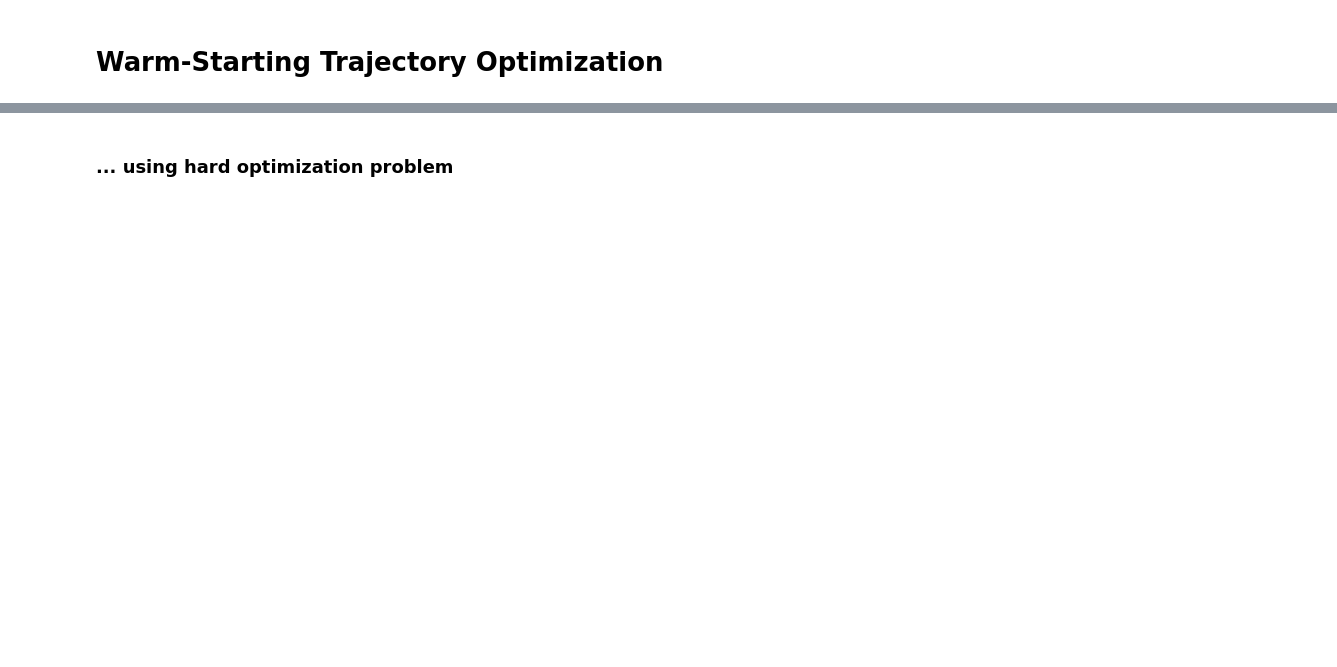
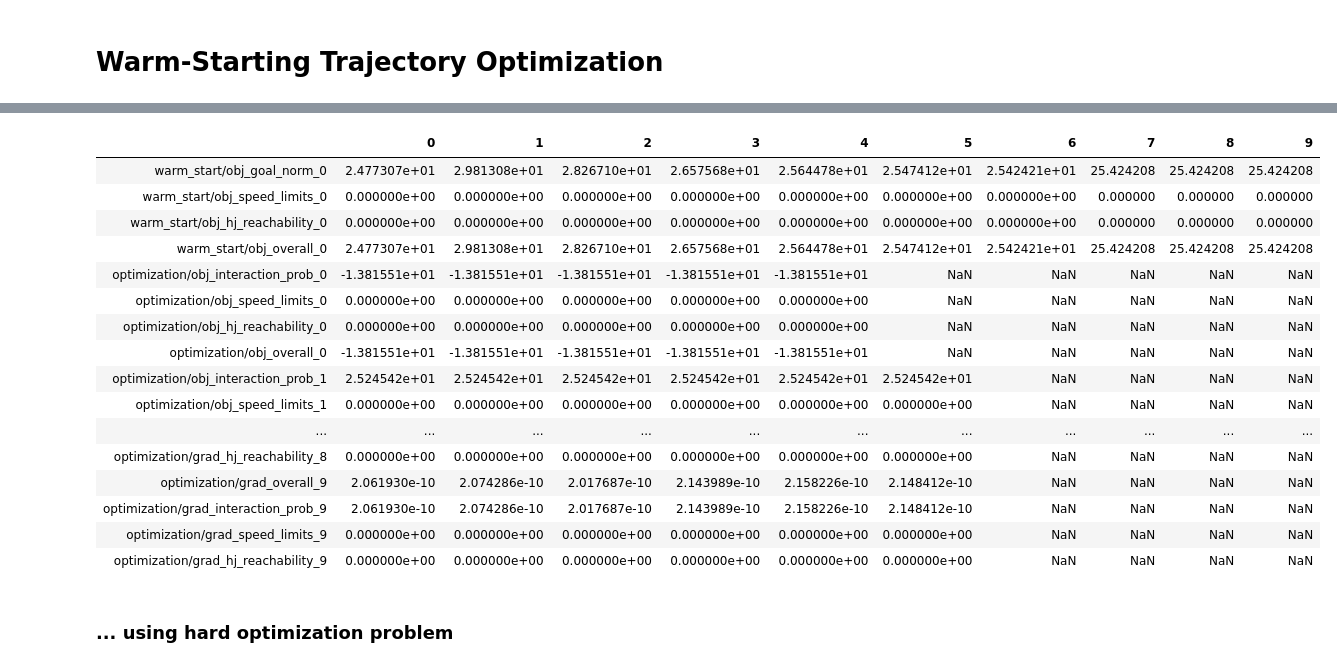
Before and after one commit to simon-schaefer/mantrap, a Jupyter notebook: examples/warm_start.ipynb, the cells around one changed output, grey strips where cells are left out. Drawn from its saved outputs; the diff is of its cells as text; code cells hidden in the pictures; blank space fills up the shorter version.

```diff
--- a/examples/warm_start.ipynb
+++ b/examples/warm_start.ipynb
@@ -8 +9,10 @@ plt.ioff()
 import seaborn as sns
+# %%
+import mantrap
+import mantrap_evaluation
+
+env, goal, _ = mantrap_evaluation.scenarios.custom_passing(mantrap.environment.Trajectron)
+solver = mantrap.solver.SGradSolver(env=env, goal=goal, is_logging=True)
+
+z_warm_start = solver.solve(time_steps=10, warm_start_method=mantrap.constants.WARM_START_SOFT)
+HTML(solver.visualize_scenes(tag=mantrap.constants.TAG_OPTIMIZATION))
@@ -9,2 +21,26 @@ import seaborn as sns
+# %%
+import pandas
+pandas.set_option('display.max_rows', 200)
+solver.logger.log_store(csv_name=None, log_types=[mantrap.constants.LT_OBJECTIVE,
+                                                  mantrap.constants.LT_CONSTRAINT,
+                                                  mantrap.constants.LT_GRADIENT])
+# %% [output]
+|  | 0 | 1 | 2 | 3 | 4 | 5 | 6 | 7 | 8 | 9 |
+| warm_start/obj_goal_norm_0 | 2.477307e+01 | 2.981308e+01 | 2.826710e+01 | 2.657568e+01 | 2.564478e+01 | 2.547412e+01 | 2.542421e+01 | 25.424208 | 25.424208 | 25.424208 |
+| warm_start/obj_speed_limits_0 | 0.000000e+00 | 0.000000e+00 | 0.000000e+00 | 0.000000e+00 | 0.000000e+00 | 0.000000e+00 | 0.000000e+00 | 0.000000 | 0.000000 | 0.000000 |
+| warm_start/obj_hj_reachability_0 | 0.000000e+00 | 0.000000e+00 | 0.000000e+00 | 0.000000e+00 | 0.000000e+00 | 0.000000e+00 | 0.000000e+00 | 0.000000 | 0.000000 | 0.000000 |
+| warm_start/obj_overall_0 | 2.477307e+01 | 2.981308e+01 | 2.826710e+01 | 2.657568e+01 | 2.564478e+01 | 2.547412e+01 | 2.542421e+01 | 25.424208 | 25.424208 | 25.424208 |
+| optimization/obj_interaction_prob_0 | -1.381551e+01 | -1.381551e+01 | -1.381551e+01 | -1.381551e+01 | -1.381551e+01 | NaN | NaN | NaN | NaN | NaN |
+| optimization/obj_speed_limits_0 | 0.000000e+00 | 0.000000e+00 | 0.000000e+00 | 0.000000e+00 | 0.000000e+00 | NaN | NaN | NaN | NaN | NaN |
+| optimization/obj_hj_reachability_0 | 0.000000e+00 | 0.000000e+00 | 0.000000e+00 | 0.000000e+00 | 0.000000e+00 | NaN | NaN | NaN | NaN | NaN |
+| optimization/obj_overall_0 | -1.381551e+01 | -1.381551e+01 | -1.381551e+01 | -1.381551e+01 | -1.381551e+01 | NaN | NaN | NaN | NaN | NaN |
+| optimization/obj_interaction_prob_1 | 2.524542e+01 | 2.524542e+01 | 2.524542e+01 | 2.524542e+01 | 2.524542e+01 | 2.524542e+01 | NaN | NaN | NaN | NaN |
+| optimization/obj_speed_limits_1 | 0.000000e+00 | 0.000000e+00 | 0.000000e+00 | 0.000000e+00 | 0.000000e+00 | 0.000000e+00 | NaN | NaN | NaN | NaN |
+| ... | ... | ... | ... | ... | ... | ... | ... | ... | ... | ... |
+| optimization/grad_hj_reachability_8 | 0.000000e+00 | 0.000000e+00 | 0.000000e+00 | 0.000000e+00 | 0.000000e+00 | 0.000000e+00 | NaN | NaN | NaN | NaN |
+| optimization/grad_overall_9 | 2.061930e-10 | 2.074286e-10 | 2.017687e-10 | 2.143989e-10 | 2.158226e-10 | 2.148412e-10 | NaN | NaN | NaN | NaN |
+| optimization/grad_interaction_prob_9 | 2.061930e-10 | 2.074286e-10 | 2.017687e-10 | 2.143989e-10 | 2.158226e-10 | 2.148412e-10 | NaN | NaN | NaN | NaN |
+| optimization/grad_speed_limits_9 | 0.000000e+00 | 0.000000e+00 | 0.000000e+00 | 0.000000e+00 | 0.000000e+00 | 0.000000e+00 | NaN | NaN | NaN | NaN |
+| optimization/grad_hj_reachability_9 | 0.000000e+00 | 0.000000e+00 | 0.000000e+00 | 0.000000e+00 | 0.000000e+00 | 0.000000e+00 | NaN | NaN | NaN | NaN |
 # %% [markdown]
 ### ... using hard optimization problem
```
Also changed, not shown: parts of 7 cells of this notebook, 1 other file.
